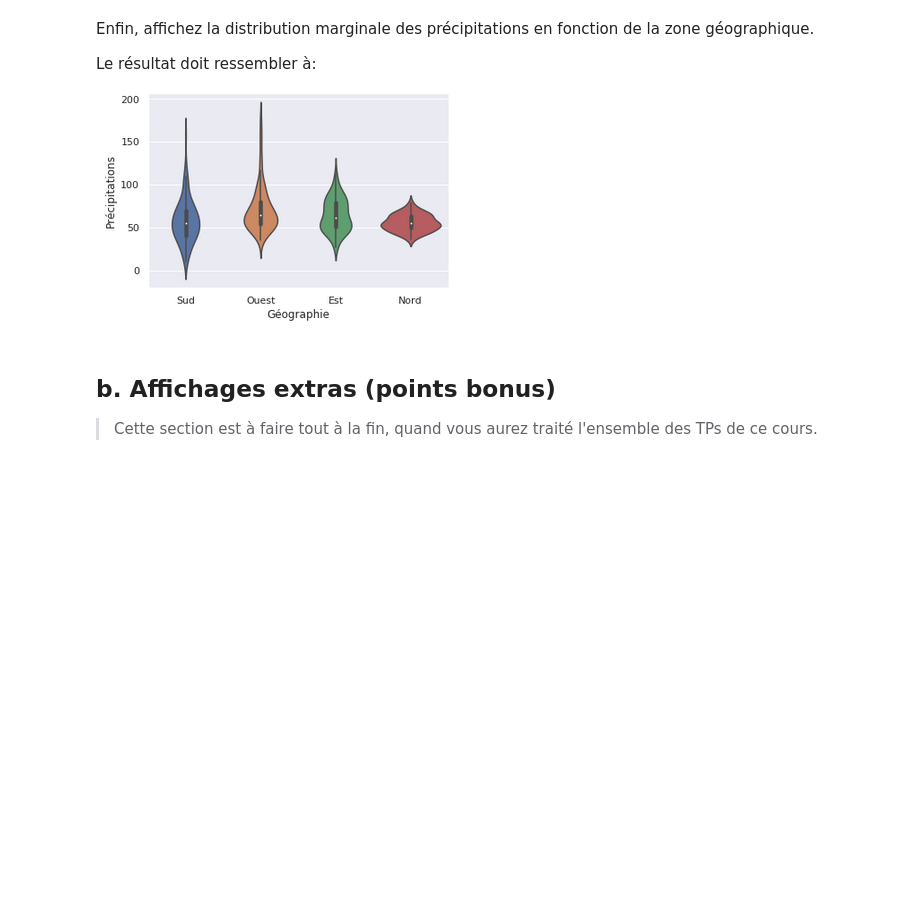
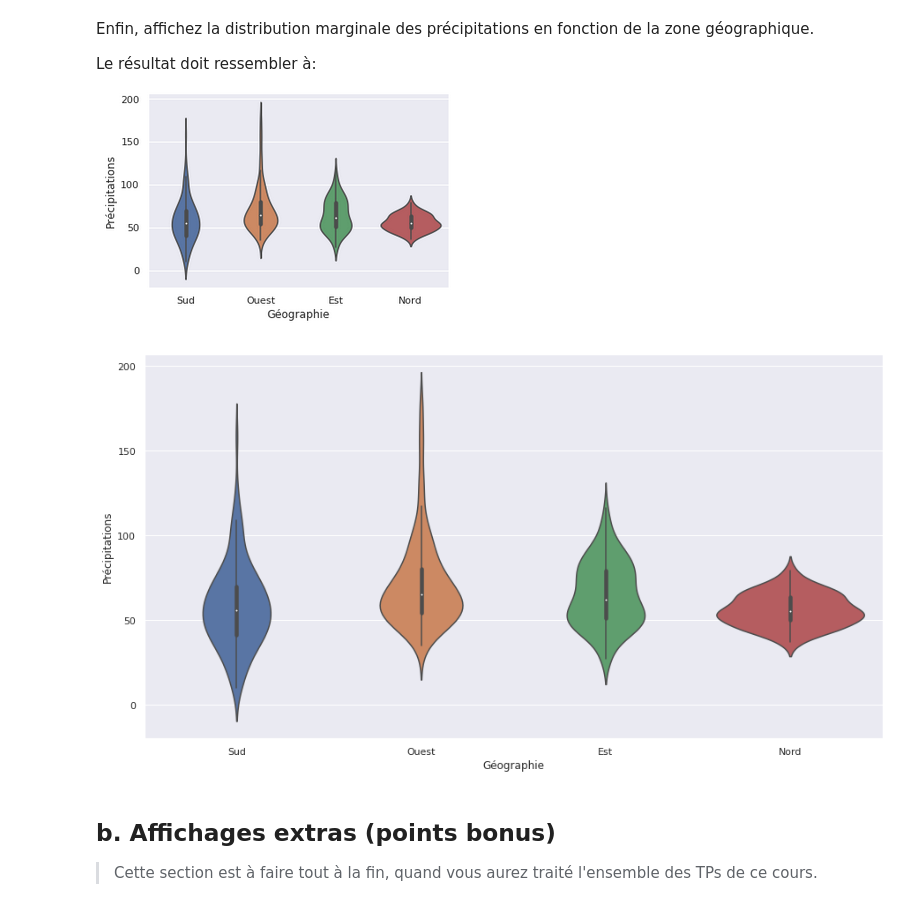
Before and after one commit to Alexandre0702/TP-Analyse-multidimentionnelle, a Jupyter notebook: TP1-pandas.ipynb, the cells around one changed output. Saved outputs shown, nothing was run; the diff lists cells and outputs as text; code cells hidden in the pictures; blank space fills up the shorter version.

```diff
--- a/TP1-pandas.ipynb
+++ b/TP1-pandas.ipynb
@@ -424,6 +454,11 @@ Le résultat doit ressembler à:
 ![image.png](embedded-picture-1)
 # %%
 # Affichage de la distribution marginale des précipitations par zone géographique
+g = sns.violinplot(x='Géographie', y='Valeur', data=df[df["Grandeur"] == "Précipitations"])
+g.set(ylabel="Précipitations")
+g.get_figure().set_size_inches(15,8)
+# %% [output]
+[figure, added]
 # %% [markdown]
 ## b. Affichages extras (points bonus)
 
```
Also changed, not shown: parts of 10 cells of this notebook.
